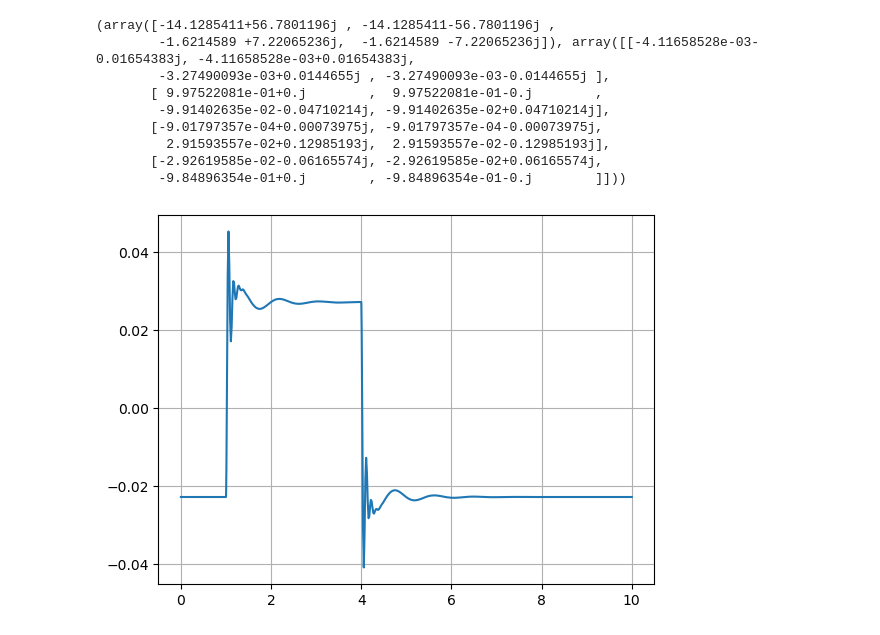
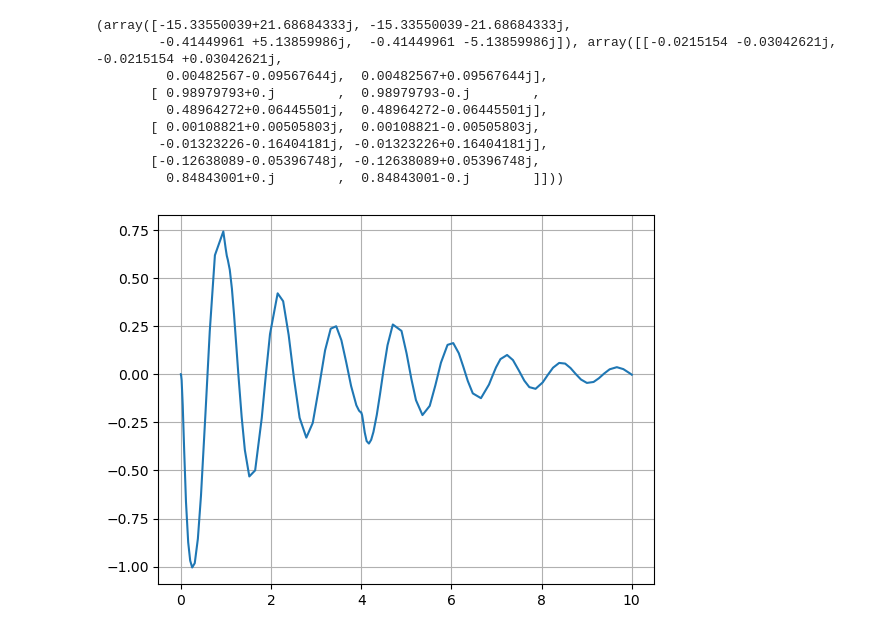
Before and after one commit to cjuarezramos/MMS022024, a Jupyter notebook: ej1003_cuartoautomovil.ipynb, the cells around one changed output. Drawn from its saved outputs; the diff is of its cells as text; code cells hidden in the pictures.

```diff
--- a/ej1003_cuartoautomovil.ipynb
+++ b/ej1003_cuartoautomovil.ipynb
@@ -9,7 +9,7 @@ Mc = 250
 Kc = 15000
 Bc = 1000
 Mw = 40
-Kw = 125000
+Kw = 12500
 Bw = 100
 g = 9.81
 
@@ -26,7 +26,7 @@ def f(t,x):
         r = 0.05
     else:
         r = 0
-    dt = 0.001
+    dt = 0.01
       # entrada anterior
 
     if t-dt < 1:
@@ -44,20 +44,20 @@ def f(t,x):
 
 res = solve_ivp(f,[0,10],[-0.02275,0,-0.1863,0])
 # %% [output]
-(array([-14.1285411+56.7801196j , -14.1285411-56.7801196j ,
-        -1.6214589 +7.22065236j,  -1.6214589 -7.22065236j]), array([[-4.11658528e-03-0.01654383j, -4.11658528e-03+0.01654383j,
-        -3.27490093e-03+0.0144655j , -3.27490093e-03-0.0144655j ],
-       [ 9.97522081e-01+0.j        ,  9.97522081e-01-0.j        ,
-        -9.91402635e-02-0.04710214j, -9.91402635e-02+0.04710214j],
-       [-9.01797357e-04+0.00073975j, -9.01797357e-04-0.00073975j,
-         2.91593557e-02+0.12985193j,  2.91593557e-02-0.12985193j],
-       [-2.92619585e-02-0.06165574j, -2.92619585e-02+0.06165574j,
-        -9.84896354e-01+0.j        , -9.84896354e-01-0.j        ]]))
+(array([-15.33550039+21.68684333j, -15.33550039-21.68684333j,
+        -0.41449961 +5.13859986j,  -0.41449961 -5.13859986j]), array([[-0.0215154 -0.03042621j, -0.0215154 +0.03042621j,
+         0.00482567-0.09567644j,  0.00482567+0.09567644j],
+       [ 0.98979793+0.j        ,  0.98979793-0.j        ,
+         0.48964272+0.06445501j,  0.48964272-0.06445501j],
+       [ 0.00108821+0.00505803j,  0.00108821-0.00505803j,
+        -0.01323226-0.16404181j, -0.01323226+0.16404181j],
+       [-0.12638089-0.05396748j, -0.12638089+0.05396748j,
+         0.84843001+0.j        ,  0.84843001-0.j        ]]))
 # %%
-plt.plot(res.t,res.y[0])
+plt.plot(res.t,res.y[3])
 plt.grid()
 # %% [output]
-[figure, old version]
+[figure, new version]
 # %%
 ll=np.array([[-(Kc+Kw)/Mw,Kc/Mw],[Kc/Mc,-Kc/Mc]])
 bb = np.array([g,g])
```
